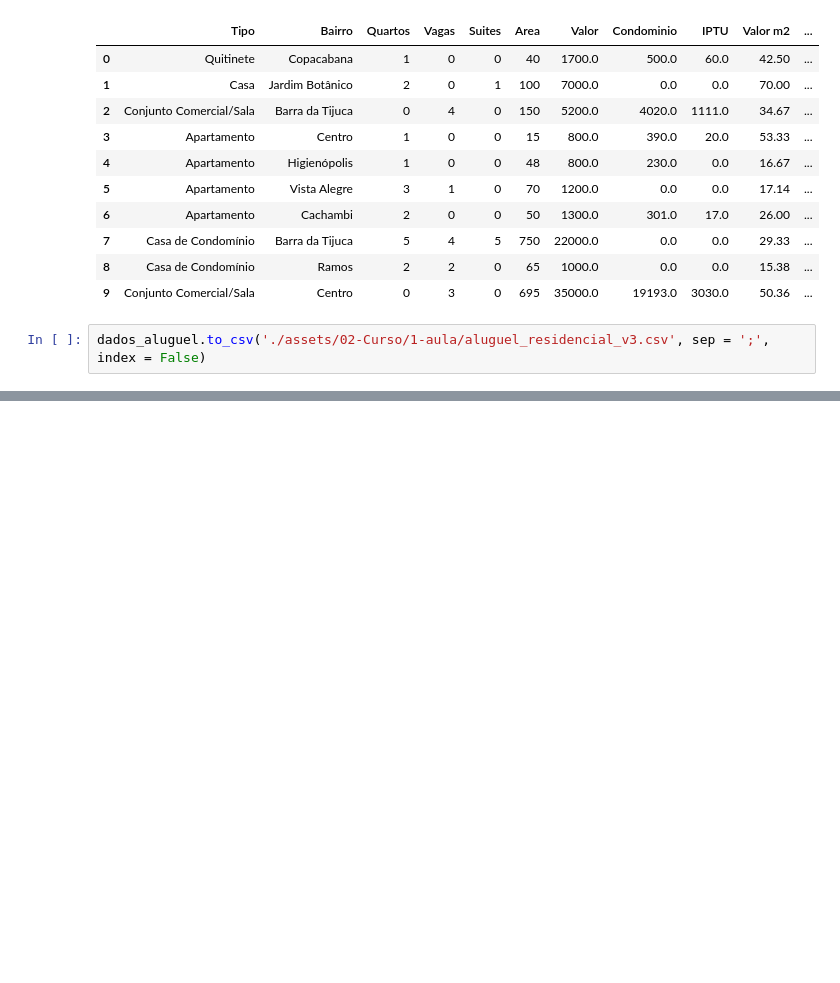
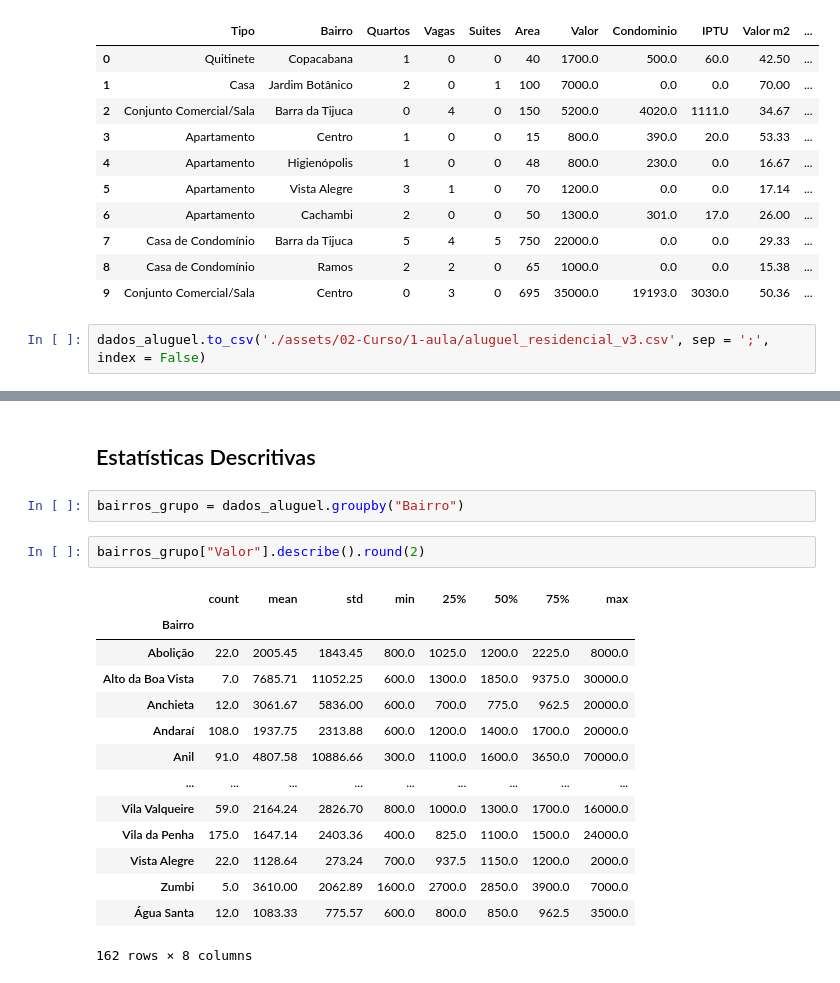
Before and after one commit to joseevilasio/Data-Science-Studies, a Jupyter notebook: FormaçãoAlura-Data-Science/Tratando_e_Analisando_Dados.ipynb, the cells around one changed output, grey strips where cells are left out. Cells and saved outputs as stored; diff of their text form; blank space fills up the shorter version.

```diff
--- a/FormaçãoAlura-Data-Science/Tratando_e_Analisando_Dados.ipynb
+++ b/FormaçãoAlura-Data-Science/Tratando_e_Analisando_Dados.ipynb
@@ -481,0 +515,21 @@ dados_aluguel.to_csv('./assets/02-Curso/1-aula/aluguel_residencial_v3.csv', sep
+# %% [markdown]
+## Estatísticas Descritivas
+# %%
+bairros_grupo = dados_aluguel.groupby("Bairro")
+# %%
+bairros_grupo["Valor"].describe().round(2)
+# %% [output]
+|  | count | mean | std | min | 25% | 50% | 75% | max |
+| Bairro |  |  |  |  |  |  |  |  |
+| Abolição | 22.0 | 2005.45 | 1843.45 | 800.0 | 1025.0 | 1200.0 | 2225.0 | 8000.0 |
+| Alto da Boa Vista | 7.0 | 7685.71 | 11052.25 | 600.0 | 1300.0 | 1850.0 | 9375.0 | 30000.0 |
+| Anchieta | 12.0 | 3061.67 | 5836.00 | 600.0 | 700.0 | 775.0 | 962.5 | 20000.0 |
+| Andaraí | 108.0 | 1937.75 | 2313.88 | 600.0 | 1200.0 | 1400.0 | 1700.0 | 20000.0 |
+| Anil | 91.0 | 4807.58 | 10886.66 | 300.0 | 1100.0 | 1600.0 | 3650.0 | 70000.0 |
+| ... | ... | ... | ... | ... | ... | ... | ... | ... |
+| Vila Valqueire | 59.0 | 2164.24 | 2826.70 | 800.0 | 1000.0 | 1300.0 | 1700.0 | 16000.0 |
+| Vila da Penha | 175.0 | 1647.14 | 2403.36 | 400.0 | 825.0 | 1100.0 | 1500.0 | 24000.0 |
+| Vista Alegre | 22.0 | 1128.64 | 273.24 | 700.0 | 937.5 | 1150.0 | 1200.0 | 2000.0 |
+| Zumbi | 5.0 | 3610.00 | 2062.89 | 1600.0 | 2700.0 | 2850.0 | 3900.0 | 7000.0 |
+| Água Santa | 12.0 | 1083.33 | 775.57 | 600.0 | 800.0 | 850.0 | 962.5 | 3500.0 |
+162 rows × 8 columns
```
Also changed, not shown: parts of 15 cells of this notebook.
